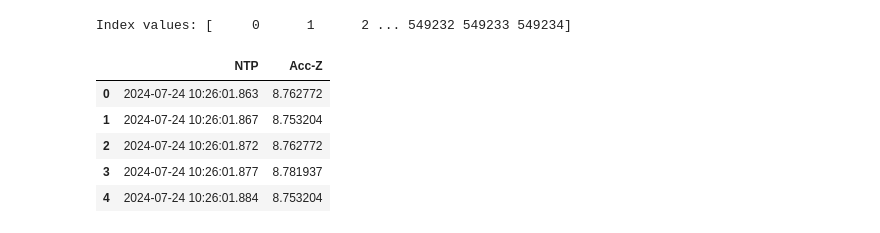
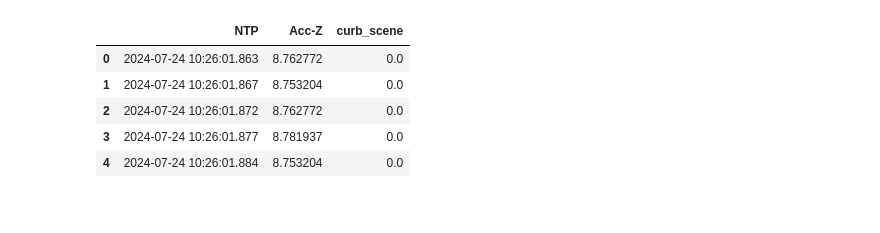
Before and after one commit to Ziyi-star/Bachelor-Project, a Jupyter notebook: notebooks/01-Data_Preprocessing.ipynb, the cells around one changed output. Drawn from its saved outputs; the diff is of its cells as text; code cells hidden in the pictures.

```diff
--- a/notebooks/01-Data_Preprocessing.ipynb
+++ b/notebooks/01-Data_Preprocessing.ipynb
@@ -6,20 +6,16 @@ import matplotlib.dates as mdates
 # %%
 # Load the CSV Data
 df= pd.read_csv('../data/handlebar/Accelerometer_data_merged_ESP1.csv')  # Load the CSV data using pandas
-print("Index values:", df.index.values)
+# Filter the DataFrame to include only the necessary columns
+df_filtered = df[['NTP','Acc-Z','curb_scene']]
+df_filtered.head()
 # %% [output]
-Index values: [     0      1      2 ... 549232 549233 549234]
+|  | NTP | Acc-Z | curb_scene |
+| 0 | 2024-07-24 10:26:01.863 | 8.762772 | 0.0 |
+| 1 | 2024-07-24 10:26:01.867 | 8.753204 | 0.0 |
+| 2 | 2024-07-24 10:26:01.872 | 8.762772 | 0.0 |
+| 3 | 2024-07-24 10:26:01.877 | 8.781937 | 0.0 |
+| 4 | 2024-07-24 10:26:01.884 | 8.753204 | 0.0 |
-# %%
-# Filter the DataFrame to include only the necessary columns
-df_filtered = df[['NTP','Acc-Z']]
-df_filtered.head()
-# %% [output]
-|  | NTP | Acc-Z |
-| 0 | 2024-07-24 10:26:01.863 | 8.762772 |
-| 1 | 2024-07-24 10:26:01.867 | 8.753204 |
-| 2 | 2024-07-24 10:26:01.872 | 8.762772 |
-| 3 | 2024-07-24 10:26:01.877 | 8.781937 |
-| 4 | 2024-07-24 10:26:01.884 | 8.753204 |
 # %%
 def handle_missing_values_length(df_filtered):
     # Handle missing values length
```
Also changed, not shown: parts of 6 cells of this notebook.
